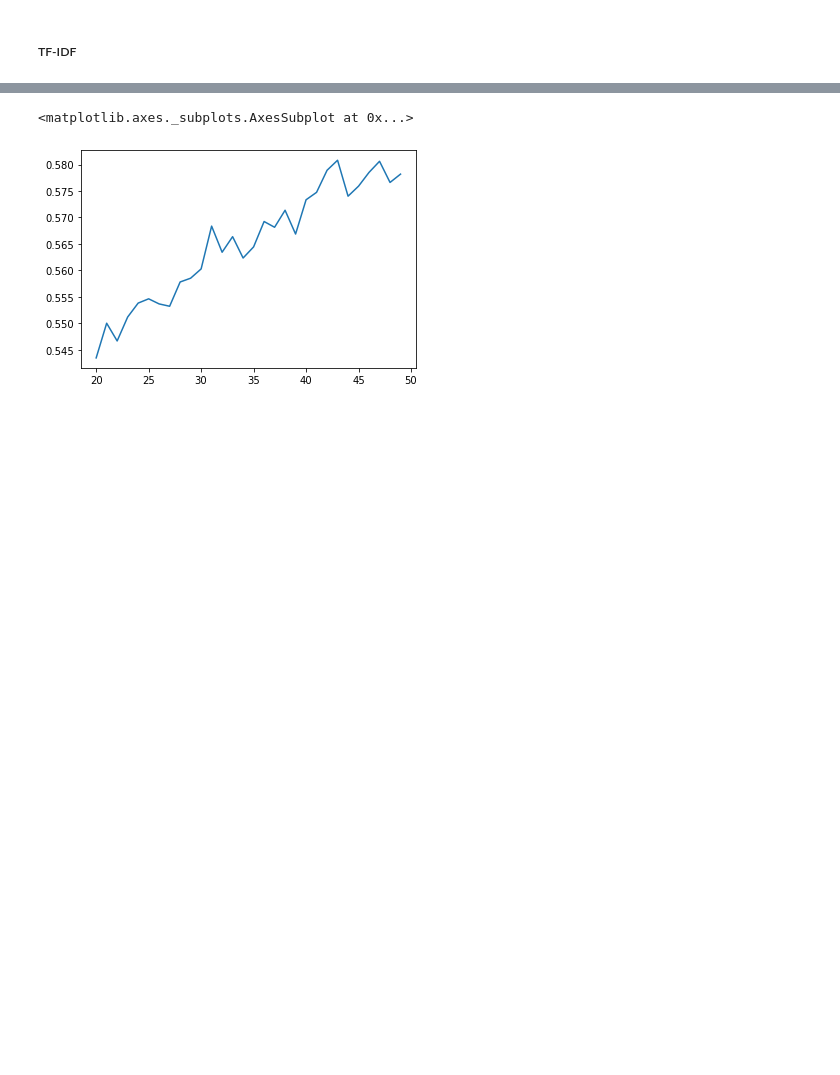
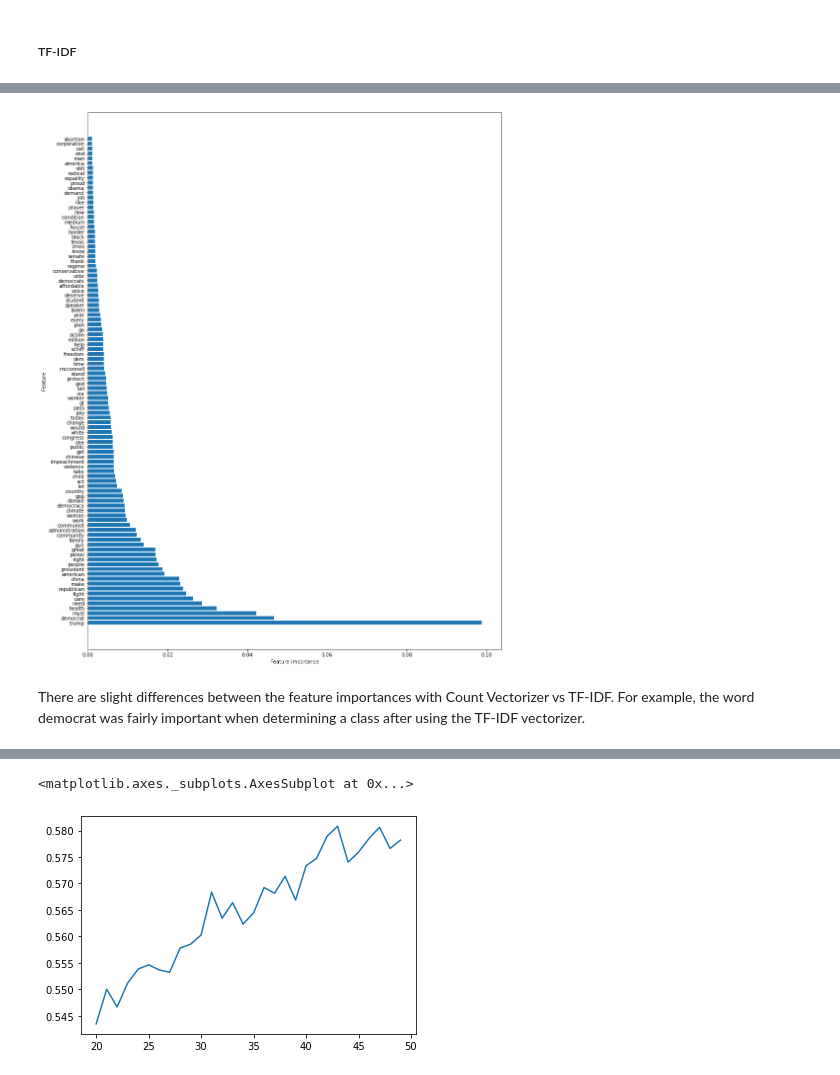
Before and after one commit to swzoeller/NLP-Capstone, a Jupyter notebook: data-extraction-twint.ipynb, the cells around one changed output, grey strips where cells are left out. Cells and saved outputs as stored; diff of their text form; code cells hidden in the pictures; blank space fills up the shorter version.

```diff
--- a/data-extraction-twint.ipynb
+++ b/data-extraction-twint.ipynb
@@ -693,0 +701,5 @@ KeyboardInterrupt:
+# %%
+pipe_rf2 = Pipeline([('t_proc',  TfidfVectorizer(max_features=1000)),
+                    ("sm", SMOTE(random_state=random_state)),
+                     ('to_dense', DenseTransformer()),
+                     ('clf', RandomForestClassifier(max_depth=20))])
@@ -693,0 +716,6 @@ KeyboardInterrupt:
+# %%
+plot_feature_importances(pipe_rf2, 100)
+# %% [output]
+[figure, added]
+# %% [markdown]
+There are slight differences between the feature importances with Count Vectorizer vs TF-IDF. For example, the word democrat was fairly important when determining a class after using the TF-IDF vectorizer.
```
Also changed, not shown: parts of 31 cells of this notebook.
